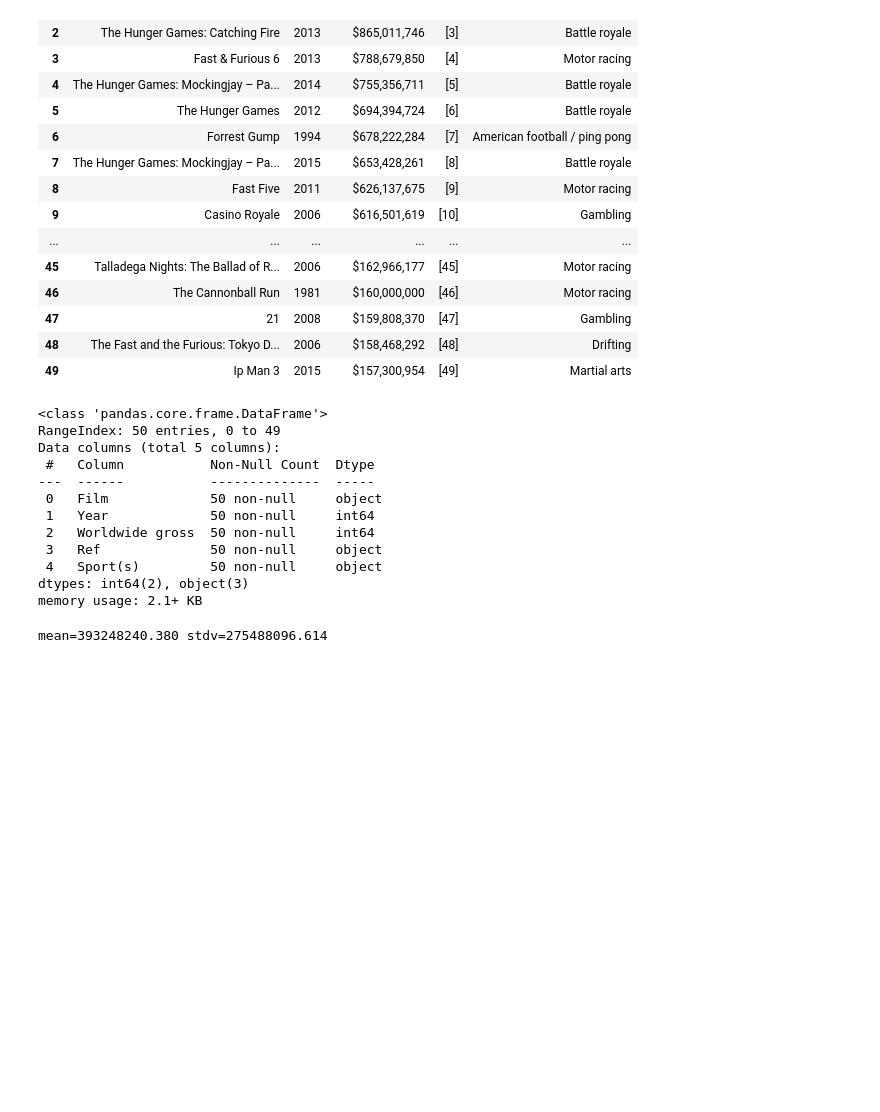
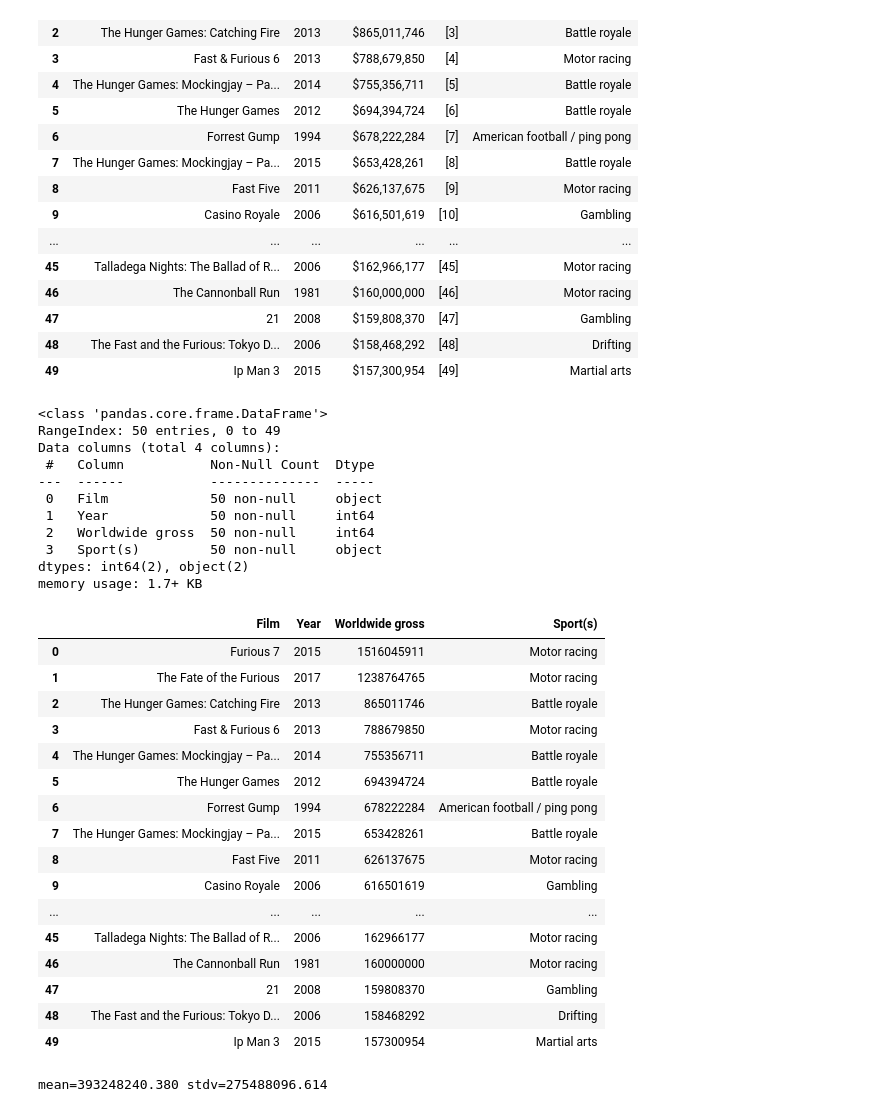
Before and after one commit to nestratovaam/lab_2_semestr, a Jupyter notebook: lab6_Nestratova.ipynb, the cells around one changed output. Cells and saved outputs as stored; diff of their text form; code cells hidden in the pictures; blank space fills up the shorter version.

```diff
--- a/lab6_Nestratova.ipynb
+++ b/lab6_Nestratova.ipynb
@@ -159,20 +159,40 @@ df
 # %%
 df['Worldwide gross']=df['Worldwide gross'].str.replace(r"$", "").str.replace(r",","")
 df['Worldwide gross']= df['Worldwide gross'].astype('int64')
+df.drop('Ref', axis=1, inplace=True)
 df.info()
 # %% [output]
 <class 'pandas.core.frame.DataFrame'>
 RangeIndex: 50 entries, 0 to 49
-Data columns (total 5 columns):
+Data columns (total 4 columns):
  #   Column           Non-Null Count  Dtype
 ---  ------           --------------  -----
  0   Film             50 non-null     object
  1   Year             50 non-null     int64
  2   Worldwide gross  50 non-null     int64
- 3   Ref              50 non-null     object
- 4   Sport(s)         50 non-null     object
-dtypes: int64(2), object(3)
-memory usage: 2.1+ KB
+ 3   Sport(s)         50 non-null     object
+dtypes: int64(2), object(2)
+memory usage: 1.7+ KB
+# %%
+df
+# %% [output]
+|  | Film | Year | Worldwide gross | Sport(s) |
+| 0 | Furious 7 | 2015 | 1516045911 | Motor racing |
+| 1 | The Fate of the Furious | 2017 | 1238764765 | Motor racing |
+| 2 | The Hunger Games: Catching Fire | 2013 | 865011746 | Battle royale |
+| 3 | Fast & Furious 6 | 2013 | 788679850 | Motor racing |
+| 4 | The Hunger Games: Mockingjay – Pa... | 2014 | 755356711 | Battle royale |
+| 5 | The Hunger Games | 2012 | 694394724 | Battle royale |
+| 6 | Forrest Gump | 1994 | 678222284 | American football / ping pong |
+| 7 | The Hunger Games: Mockingjay – Pa... | 2015 | 653428261 | Battle royale |
+| 8 | Fast Five | 2011 | 626137675 | Motor racing |
+| 9 | Casino Royale | 2006 | 616501619 | Gambling |
+| ... | ... | ... | ... | ... |
+| 45 | Talladega Nights: The Ballad of R... | 2006 | 162966177 | Motor racing |
+| 46 | The Cannonball Run | 1981 | 160000000 | Motor racing |
+| 47 | 21 | 2008 | 159808370 | Gambling |
+| 48 | The Fast and the Furious: Tokyo D... | 2006 | 158468292 | Drifting |
+| 49 | Ip Man 3 | 2015 | 157300954 | Martial arts |
 # %%
 data = df['Worldwide gross']
 print('mean=%.3f stdv=%.3f' %(mean(data), std(data)))
```
